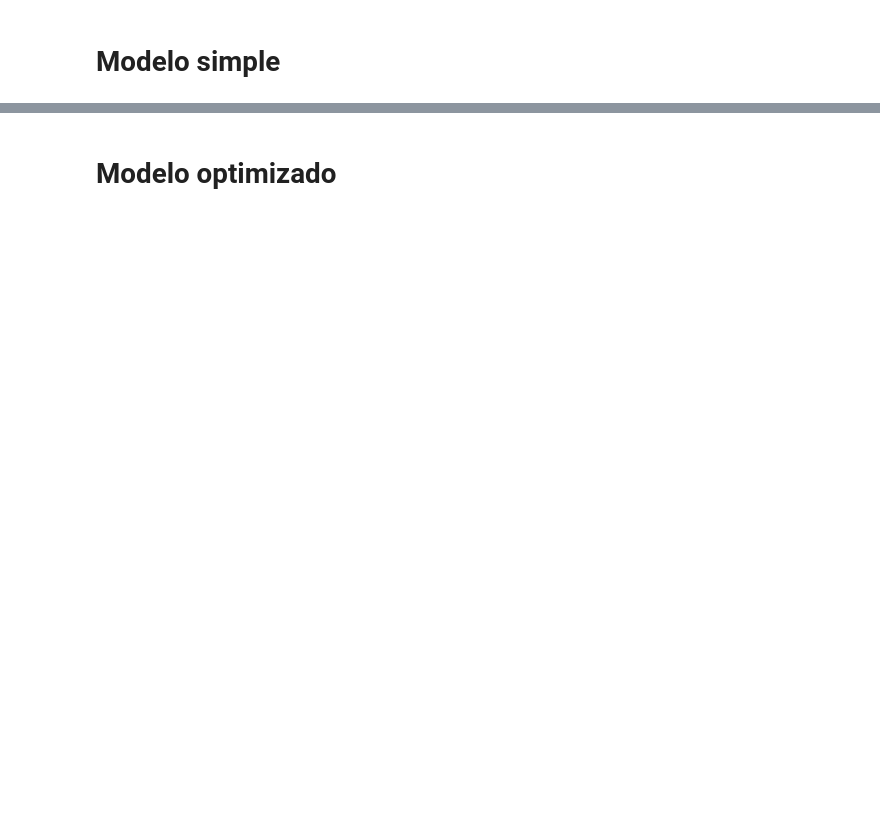
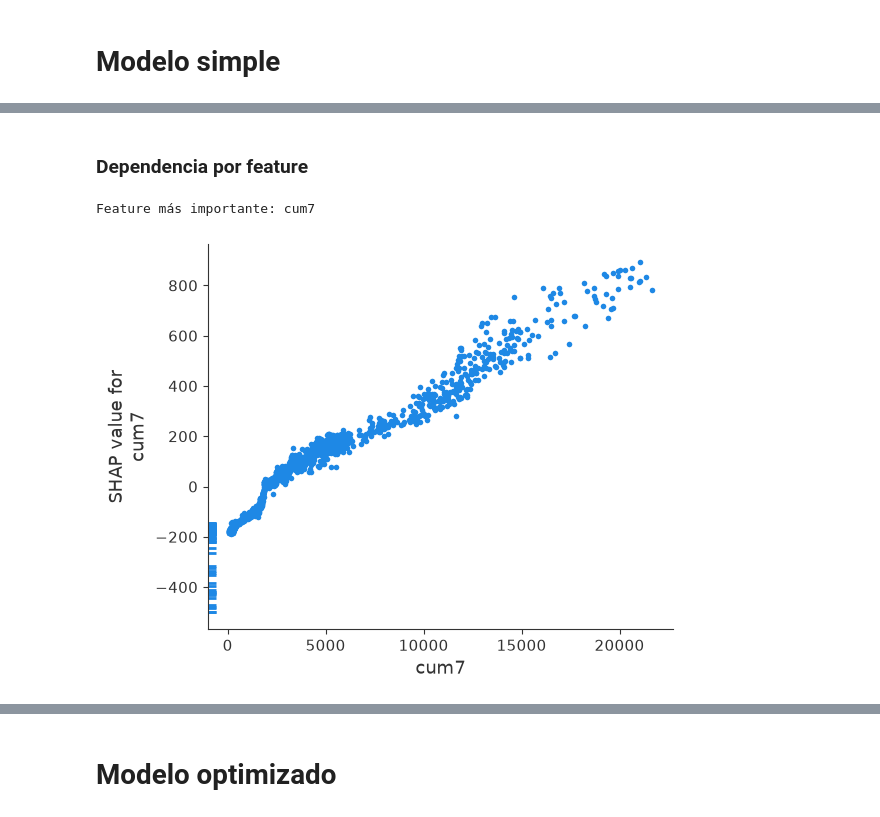
Before and after one commit to njimenez94/forecast-tfm, a Jupyter notebook: notebooks/02_model.ipynb, the cells around one changed output, grey strips where cells are left out. Saved outputs shown, nothing was run; the diff lists cells and outputs as text; code cells hidden in the pictures; blank space fills up the shorter version.

```diff
--- a/notebooks/02_model.ipynb
+++ b/notebooks/02_model.ipynb
@@ -109,0 +171,10 @@ model.fit(
+# %% [markdown]
+### Dependencia por feature
+# %%
+top_feature = X_shap.columns[np.argsort(-np.abs(shap_values).mean(axis=0))[0]]
+print(f"Feature más importante: {top_feature}")
+
+shap.dependence_plot(top_feature, shap_values, X_shap, interaction_index=None)
+# %% [output]
+Feature más importante: cum7
+[figure, added]
```
Also changed, not shown: parts of 29 cells of this notebook, 6 other files.
